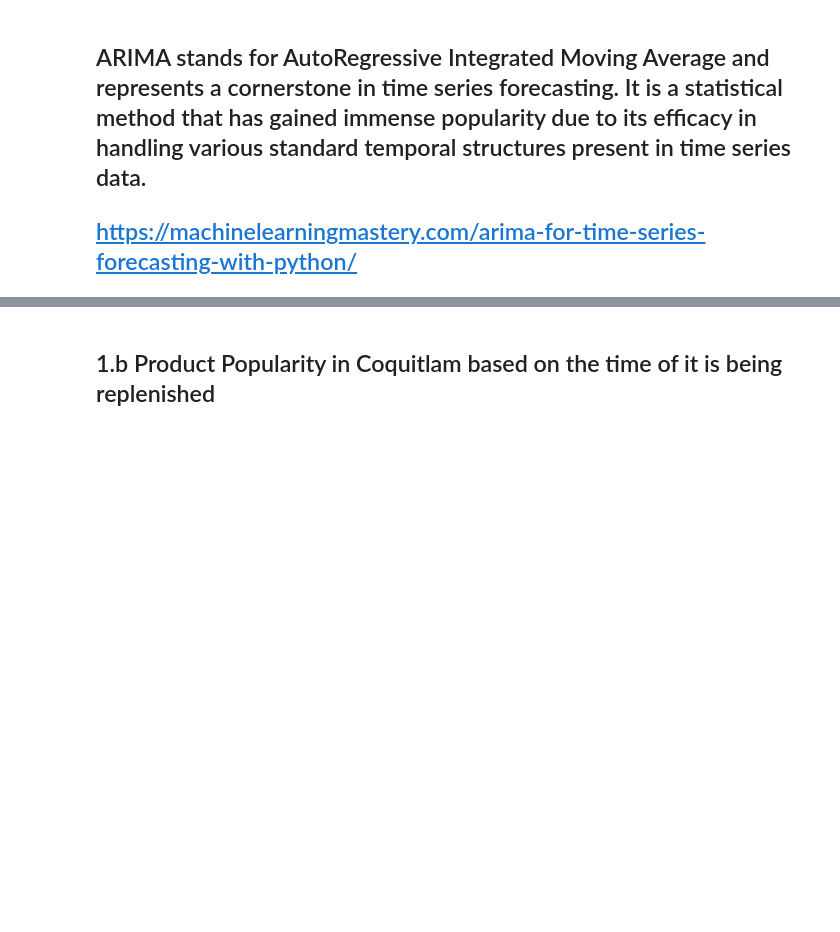
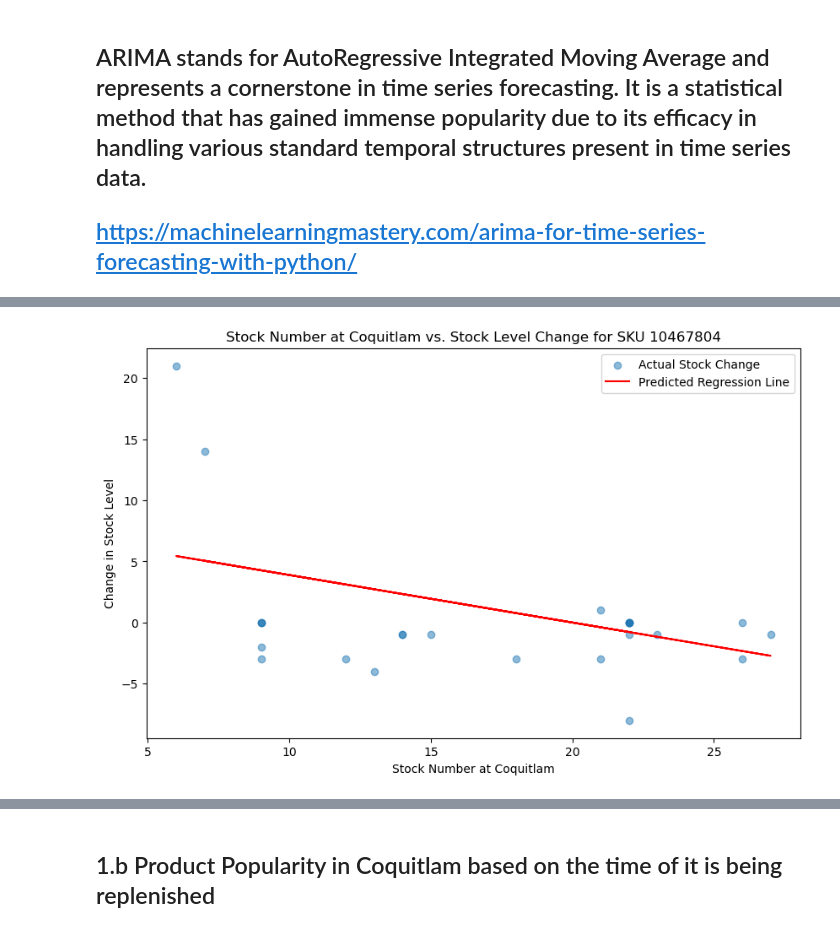
Before and after one commit to arifinwi1982/CSIS-4495-050-AppliedResearchProject, a Jupyter notebook: Machine_Learning_Analysis_Models.ipynb, the cells around one changed output, grey strips where cells are left out. Cells and saved outputs as stored; diff of their text form; code cells hidden in the pictures; blank space fills up the shorter version.

```diff
--- a/Machine_Learning_Analysis_Models.ipynb
+++ b/Machine_Learning_Analysis_Models.ipynb
@@ -30,6 +35,28 @@ for file in csv_files:
 
 df = pd.concat(df_list, ignore_index=True)
 
+
+# Add a new column with 'artificial' as its value for every row
+df['product_type'] = 'artificial'
+
+# Summing stock numbers for British Columbia (BC)
+df['stock_number_BC'] = df['stock_number_coquitlam'] + df['stock_number_richmond']
+
+# Summing stock numbers for Quebec (QC)
+df['stock_number_QC'] = df['stock_number_quebec'] + df['stock_number_boucherville'] + df['stock_number_montreal']
+
+# Stock number for Nova Scotia (NS) is just from Halifax
+df['stock_number_NS'] = df['stock_number_halifax']
+
+# Summing stock numbers for Ontario (ON)
+df['stock_number_ON'] = df['stock_number_ottawa'] + df['stock_number_nyork'] + df['stock_number_etobicoke'] + df['stock_number_vaughan'] + df['stock_number_burlington']
+
+# Stock number for Manitoba (MB) is just from Winnipeg
+df['stock_number_MB'] = df['stock_number_winnipeg']
+
+# Summing stock numbers for Alberta (AB)
+df['stock_number_AB'] = df['stock_number_edmonton'] + df['stock_number_calgary']
+
 # Display the shape and first few rows of the concatenated DataFrame
 print(df.info())
 # %% [output]
@@ -283,0 +423,24 @@ plt.show()
+# %%
+import matplotlib.pyplot as plt
+import seaborn as sns
+import numpy as np
+
+# Prepare data for visualization
+# Assuming `specific_product_sorted` is your filtered DataFrame for product_sku 10467804 with calculated 'stock_change_coquitlam'
+X_vis = specific_product_sorted['stock_number_coquitlam'].iloc[:-1].values.reshape(-1, 1)  # Feature for visualization
+y_vis = specific_product_sorted['stock_change_coquitlam'].iloc[1:].values  # Target for visualization
+
+# Predict stock change for visualization
+y_pred_vis = model.predict(X_vis)
+
+# Scatter plot with regression line
+plt.figure(figsize=(10, 6))
+plt.scatter(X_vis, y_vis, alpha=0.5, label='Actual Stock Change')
+plt.plot(X_vis, y_pred_vis, color='red', label='Predicted Regression Line')
+plt.title('Stock Number at Coquitlam vs. Stock Level Change for SKU 10467804')
+plt.xlabel('Stock Number at Coquitlam')
+plt.ylabel('Change in Stock Level')
+plt.legend()
+plt.show()
+# %% [output]
+[figure, added]
```
Also changed, not shown: parts of 38 cells of this notebook.
